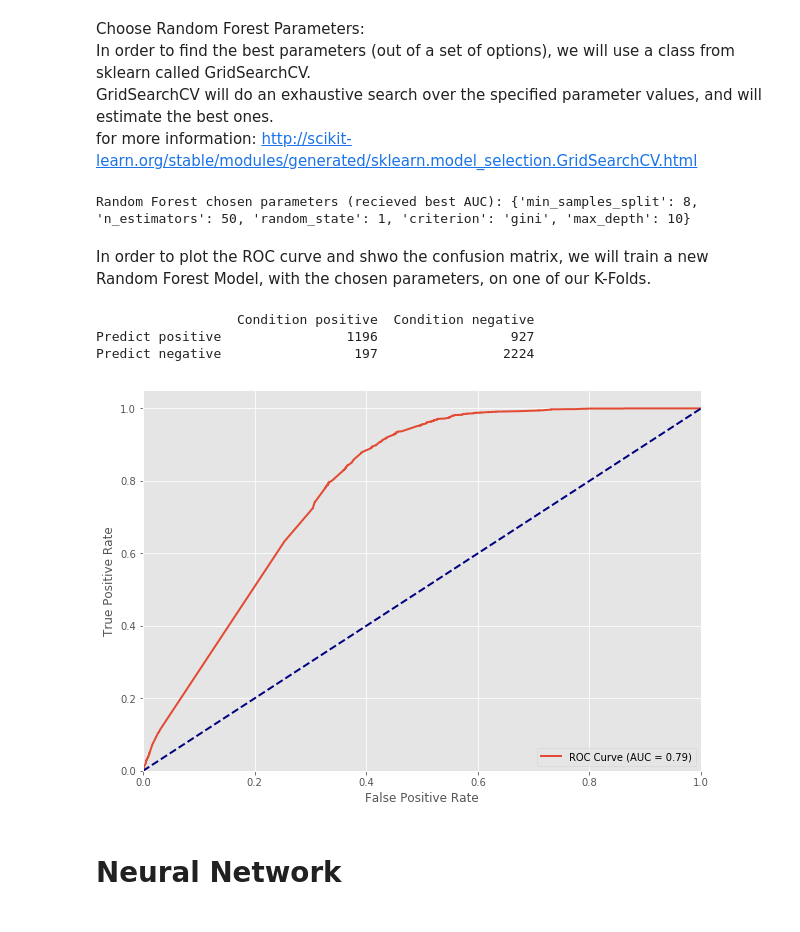
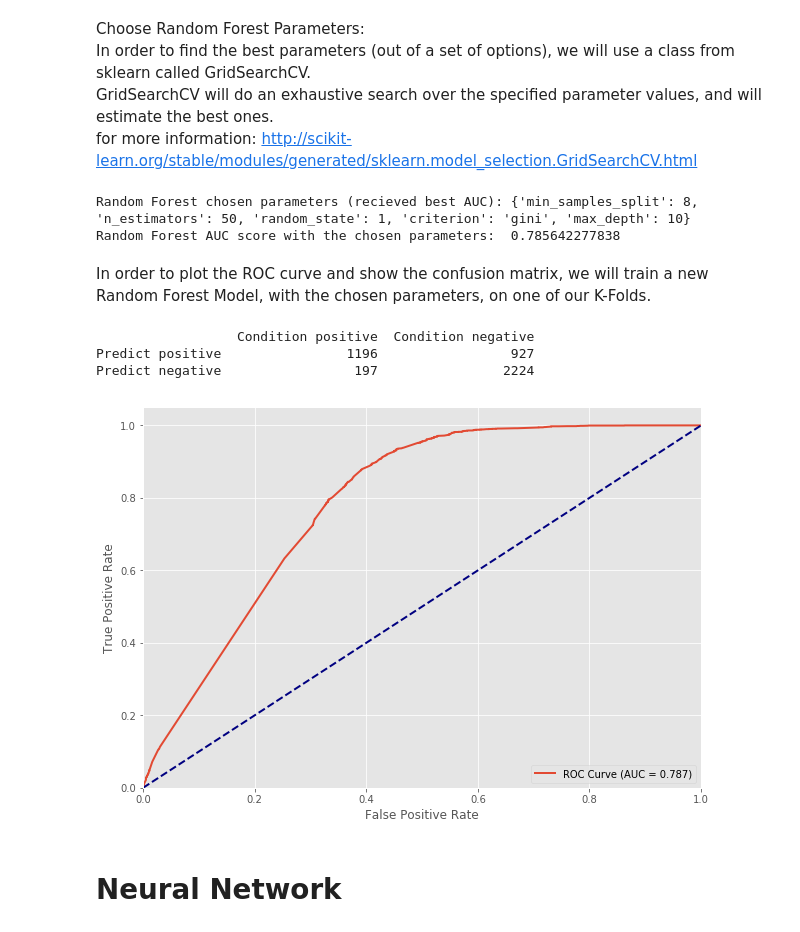
Before and after one commit to tyanay/Data-mining-project, a Jupyter notebook: Data mining project.ipynb, the cells around one changed output. Saved outputs shown, nothing was run; the diff lists cells and outputs as text; code cells hidden in the pictures.

```diff
--- a/Data mining project.ipynb
+++ b/Data mining project.ipynb
@@ -443,3 +456,7 @@ def plot_ROC(fpr, tpr, auc):
     #plt.title('ROC Curve')
     plt.legend(loc="lower right")
     plt.show()
+# %%
+fpr, tpr, thresholds, auc = {}, {}, {}, {}  # We will use these dictionaries for the plotting, and finaly for comparing the models' ROC.
+                                            # Key = model name.
+                                            # Value = the relevant value from the model
@@ -527,9 +547,9 @@ probs = knn.predict_proba(x_test)[:,1]
 cm = pd.DataFrame(confusion_matrix(y_test, predict, labels=None, sample_weight=None), index = ["Predict positive","Predict negative"])
 cm.columns = ['Condition positive', 'Condition negative' ]
 print cm
-fpr, tpr, thresholds  = roc_curve(y_test, probs, pos_label=1)
-auc = roc_auc_score(y_test, probs, average=None)
-plot_ROC(fpr, tpr, auc)
+fpr["knn"], tpr["knn"], thresholds["knn"]  = roc_curve(y_test, probs, pos_label=1)
+auc["knn"] = roc_auc_score(y_test, probs, average=None)
+plot_ROC(fpr["knn"], tpr["knn"], auc["knn"])
 # %% [output]
                   Condition positive  Condition negative
 Predict positive                1282                 841
@@ -588,44 +621,45 @@ RF = GridSearchCV(RandomForestClassifier(), parametersOptions, cv=5, scoring='ro
 
 RF.fit(train_default, Y)
 
-params = forest_classifier.best_params_
+params = RF.best_params_
 
 print ('Random Forest chosen parameters (recieved best AUC): {}'.format(params))
 print "Random Forest AUC score with the chosen parameters: ", RF.best_score_
 # %% [output]
 Random Forest chosen parameters (recieved best AUC): {'min_samples_split': 8, 'n_estimators': 50, 'random_state': 1, 'criterion': 'gini', 'max_depth': 10}
+Random Forest AUC score with the chosen parameters:  0.785642277838
 # %% [markdown]
-In order to plot the ROC curve and shwo the confusion matrix, we will train a new Random Forest Model, with the chosen parameters, on one of our K-Folds.
+In order to plot the ROC curve and show the confusion matrix, we will train a new Random Forest Model, with the chosen parameters, on one of our K-Folds.
 # %%
 chosenRF = RandomForestClassifier(min_samples_split= 8,
                                   n_estimators= 50,
                                   random_state= 1,
                                   criterion= 'gini',
                                   max_depth= 10)
 
 fold = 1
 x_train = train_default.iloc[k_fold_indices[fold][0]]
 #print x_train.shape
 y_train = Y.iloc[k_fold_indices[fold][0]]
 #print y_train.shape
 
 chosenRF.fit(x_train, y_train)
 x_test = train_default.iloc[k_fold_indices[fold][1]]
 y_test = Y.iloc[k_fold_indices[fold][1]]
 predict = chosenRF.predict(x_test)
 probs = chosenRF.predict_proba(x_test)[:,1]
 
 cm = pd.DataFrame(confusion_matrix(y_test, predict, labels=None, sample_weight=None), index = ["Predict positive","Predict negative"])
 cm.columns = ['Condition positive', 'Condition negative' ]
 print cm
-fpr, tpr, thresholds  = roc_curve(y_test, probs, pos_label=1)
-auc = roc_auc_score(y_test, probs, average=None)
-plot_ROC(fpr, tpr, auc)
+fpr["rf"], tpr["rf"], thresholds["rf"]  = roc_curve(y_test, probs, pos_label=1)
+auc["rf"] = roc_auc_score(y_test, probs, average=None)
+plot_ROC(fpr["rf"], tpr["rf"], auc["rf"])
 # %% [output]
                   Condition positive  Condition negative
 Predict positive                1196                 927
 Predict negative                 197                2224
-[figure, old version]
+[figure, new version]
 # %% [markdown]
 # Neural Network
 # %%
```
Also changed, not shown: parts of 30 cells of this notebook.
